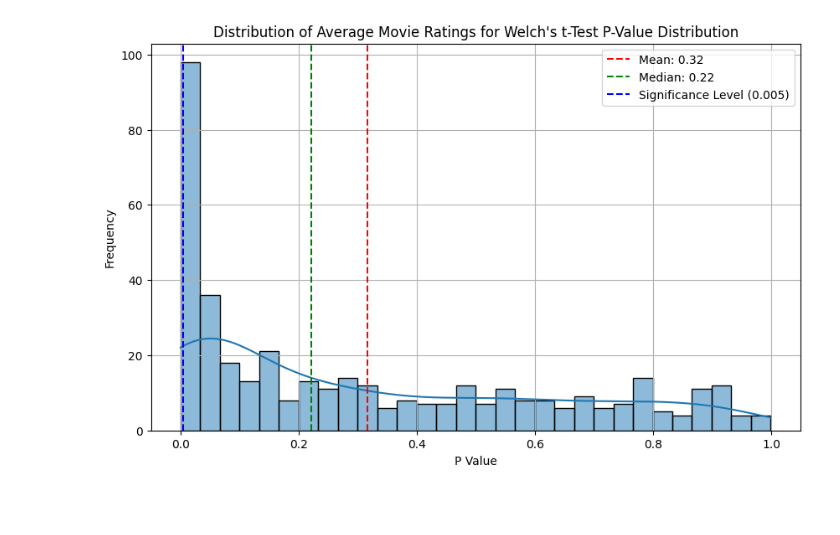
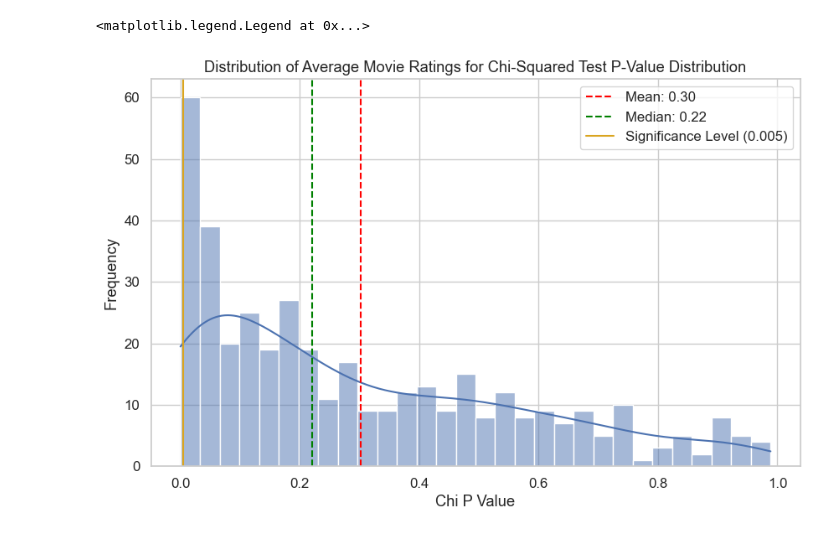
Before and after one commit to paolacalle/movie-ratings-replication, a Jupyter notebook: problem_set/4.ipynb, the cells around one changed output. Cells and saved outputs as stored; diff of their text form; code cells hidden in the pictures; blank space fills up the shorter version.

```diff
--- a/problem_set/4.ipynb
+++ b/problem_set/4.ipynb
@@ -90,13 +119,11 @@ plt.show()
-# %%
-plt = gf.plot_distrubtion(df_welch_ttest,
-    name='Welch\'s t-Test P-Value Distribution',
-    y ='p_value',
-    show=False)
-
-# show the p-value = 0.005 line
-plt.axvline(x=0.005, color='b', linestyle='--', label='Significance Level (0.005)')
-plt.legend()
-
-plt.show()
-# %% [output]
-[figure, removed]
+# %%
+plt = gf.plot_distrubtion(results,
+    name='Chi-Squared Test P-Value Distribution',
+    y ='chi_p_value',
+    show=False)
+
+plt.axvline(x=0.005, color='goldenrod', linestyle='-', label='Significance Level (0.005)')
+plt.legend()
+# %% [output]
+<matplotlib.legend.Legend at 0x...>
+[figure, added]
```
Also changed, not shown: parts of 13 cells of this notebook.
